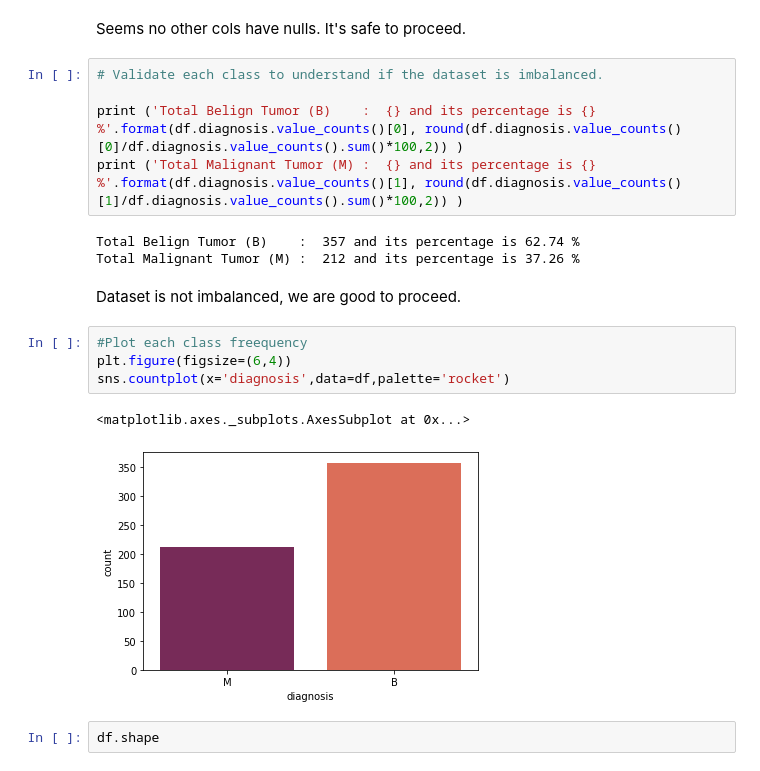
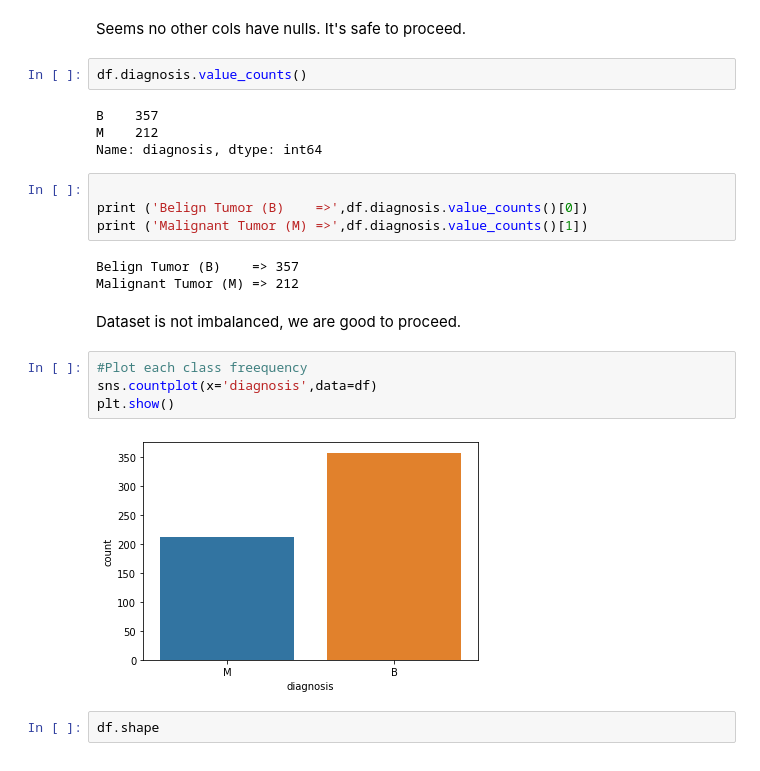
Before and after one commit to shankarat/KNN, a Jupyter notebook: Knn_with_SelectKbest.ipynb, the cells around one changed output. Saved outputs shown, nothing was run; the diff lists cells and outputs as text.

```diff
--- a/Knn_with_SelectKbest.ipynb
+++ b/Knn_with_SelectKbest.ipynb
@@ -177,22 +196,26 @@ df.describe()
 # %% [markdown]
 Seems no other cols have nulls. It's safe to proceed.
-# %%
-# Validate each class to understand if the dataset is imbalanced.
-
-print ('Total Belign Tumor (B)    :  {} and its percentage is {} %'.format(df.diagnosis.value_counts()[0], round(df.diagnosis.value_counts()[0]/df.diagnosis.value_counts().sum()*100,2)) )
-print ('Total Malignant Tumor (M) :  {} and its percentage is {} %'.format(df.diagnosis.value_counts()[1], round(df.diagnosis.value_counts()[1]/df.diagnosis.value_counts().sum()*100,2)) )
-# %% [output]
-Total Belign Tumor (B)    :  357 and its percentage is 62.74 %
-Total Malignant Tumor (M) :  212 and its percentage is 37.26 %
+# %%
+df.diagnosis.value_counts()
+# %% [output]
+B    357
+M    212
+Name: diagnosis, dtype: int64
+# %%
+
+print ('Belign Tumor (B)    =>',df.diagnosis.value_counts()[0])
+print ('Malignant Tumor (M) =>',df.diagnosis.value_counts()[1])
+# %% [output]
+Belign Tumor (B)    => 357
+Malignant Tumor (M) => 212
 # %% [markdown]
 Dataset is not imbalanced, we are good to proceed.
 # %%
 #Plot each class freequency
-plt.figure(figsize=(6,4))
-sns.countplot(x='diagnosis',data=df,palette='rocket')
+sns.countplot(x='diagnosis',data=df)
+plt.show()
 # %% [output]
-<matplotlib.axes._subplots.AxesSubplot at 0x...>
-[figure, old version]
+[figure, new version]
 # %%
 df.shape
 # %% [output]
```
Also changed, not shown: parts of 23 cells of this notebook.
